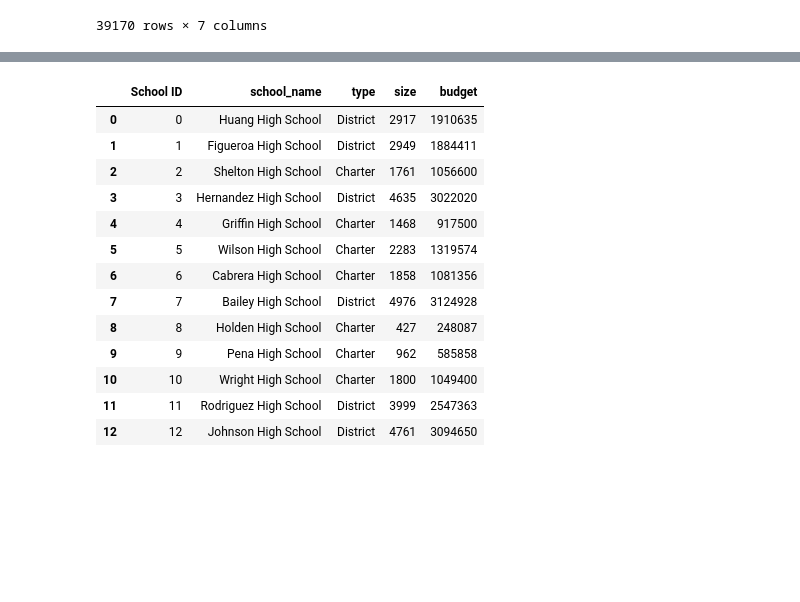
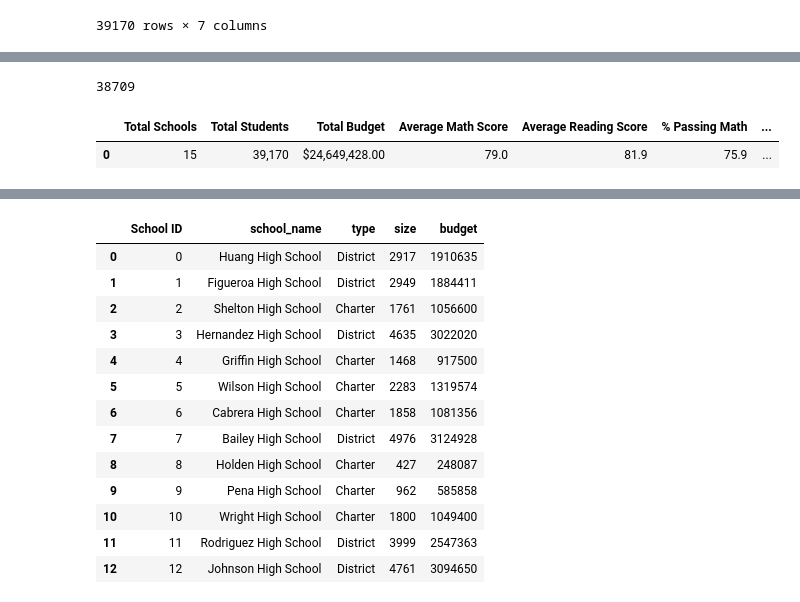
Before and after one commit to arelysrsd87/School-District-Analysis-Challenge, a Jupyter notebook: PyCitySchools._Challenge_testing.ipynb, the cells around one changed output, grey strips where cells are left out. Cells and saved outputs as stored; diff of their text form; code cells hidden in the pictures; blank space fills up the shorter version.

```diff
--- a/PyCitySchools._Challenge_testing.ipynb
+++ b/PyCitySchools._Challenge_testing.ipynb
@@ -92,3 +99,8 @@ average_math_score = school_data_complete_df["math_score"].mean()
 # %%
 # Step 1. Get the number of students that are in ninth grade at Thomas High School.
 # These students have no grades.
+school_mask = school_data_complete_df["school_name"] == "Thomas High School"
+grade_mask = school_data_complete_df["grade"] == "9th"
+
+Thomas_High_School_ninth_grade_student_count = school_data_complete_df.copy()
+Thomas_High_School_ninth_grade_student_count.loc[school_mask & grade_mask, "student_name"].count()
@@ -98,11 +115,17 @@ student_count = school_data_complete_df["Student ID"].count()
 # %%
 # Step 2. Subtract the number of students that are in ninth grade at Thomas High School from the total student count to get the new total student count.
+student_count_minus_THS_9thgrades_students = student_count - Thomas_High_School_ninth_grade_student_count.loc[school_mask & grade_mask, "student_name"].count()
+student_count_minus_THS_9thgrades_students
+# %% [output]
+38709
 # %%
 # Calculate the passing rates using the "clean_student_data".
 passing_math_count = school_data_complete_df[(school_data_complete_df["math_score"] >= 70)].count()["student_name"]
 passing_reading_count = school_data_complete_df[(school_data_complete_df["reading_score"] >= 70)].count()["student_name"]
 # %%
 # Step 3. Calculate the passing percentages with the new total student count.
+passing_math_percentage_new_total_students_percentage = passing_math_count / student_count_minus_THS_9thgrades_students * 100
+passing_reading_percentage_new_total_students_percentage = passing_reading_count / student_count_minus_THS_9thgrades_students * 100
 # %%
 # Calculate the students who passed both reading and math.
 passing_math_reading = school_data_complete_df[(school_data_complete_df["math_score"] >= 70)
@@ -112,3 +135,4 @@ passing_math_reading = school_data_complete_df[(school_data_complete_df["math_sc
 overall_passing_math_reading_count = passing_math_reading["student_name"].count()
 # %%
 # Step 4.Calculate the overall passing percentage with new total student count.
+overall_passing_math_reading_new_total_students_percentage = overall_passing_math_reading_count / student_count_minus_THS_9thgrades_students * 100
@@ -132,7 +139,30 @@ district_summary_df["Total Budget"] = district_summary_df["Total Budget"].map("$
 # %%
+# Create a DataFrame
+district_summary_df = pd.DataFrame(
+          [{"Total Schools": school_count,
+          "Total Students": student_count,
+          "Total Budget": total_budget,
+          "Average Math Score": average_math_score,
+          "Average Reading Score": average_reading_score,
+          "% Passing Math": passing_math_percentage_new_total_students_percentage,
+         "% Passing Reading": passing_reading_percentage_new_total_students_percentage,
+        "% Overall Passing": overall_passing_math_reading_new_total_students_percentage}])
+
+
+
+# Format the "Total Students" to have the comma for a thousands separator.
+district_summary_df["Total Students"] = district_summary_df["Total Students"].map("{:,}".format)
+# Format the "Total Budget" to have the comma for a thousands separator, a decimal separator and a "$".
+district_summary_df["Total Budget"] = district_summary_df["Total Budget"].map("${:,.2f}".format)
 # Format the columns.
 district_summary_df["Average Math Score"] = district_summary_df["Average Math Score"].map("{:.1f}".format)
 district_summary_df["Average Reading Score"] = district_summary_df["Average Reading Score"].map("{:.1f}".format)
 district_summary_df["% Passing Math"] = district_summary_df["% Passing Math"].map("{:.1f}".format)
 district_summary_df["% Passing Reading"] = district_summary_df["% Passing Reading"].map("{:.1f}".format)
 district_summary_df["% Overall Passing"] = district_summary_df["% Overall Passing"].map("{:.1f}".format)
+
+# Display the data frame
+district_summary_df
+# %% [output]
+|  | Total Schools | Total Students | Total Budget | Average Math Score | Average Reading Score | % Passing Math | ... |
+| 0 | 15 | 39,170 | $24,649,428.00 | 79.0 | 81.9 | 75.9 | ... |
```
Also changed, not shown: parts of 13 cells of this notebook.
